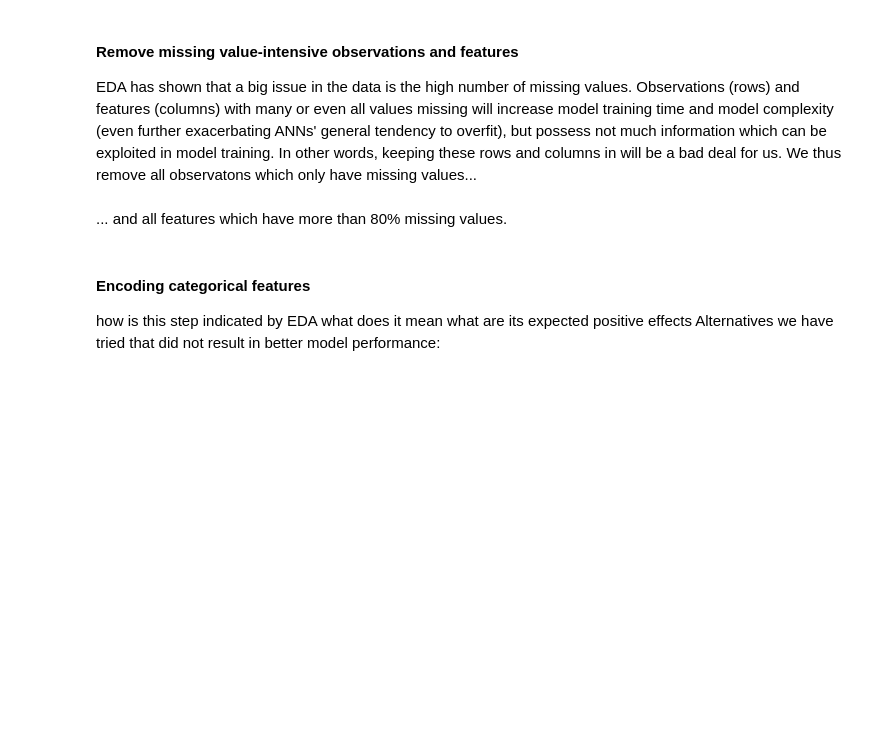
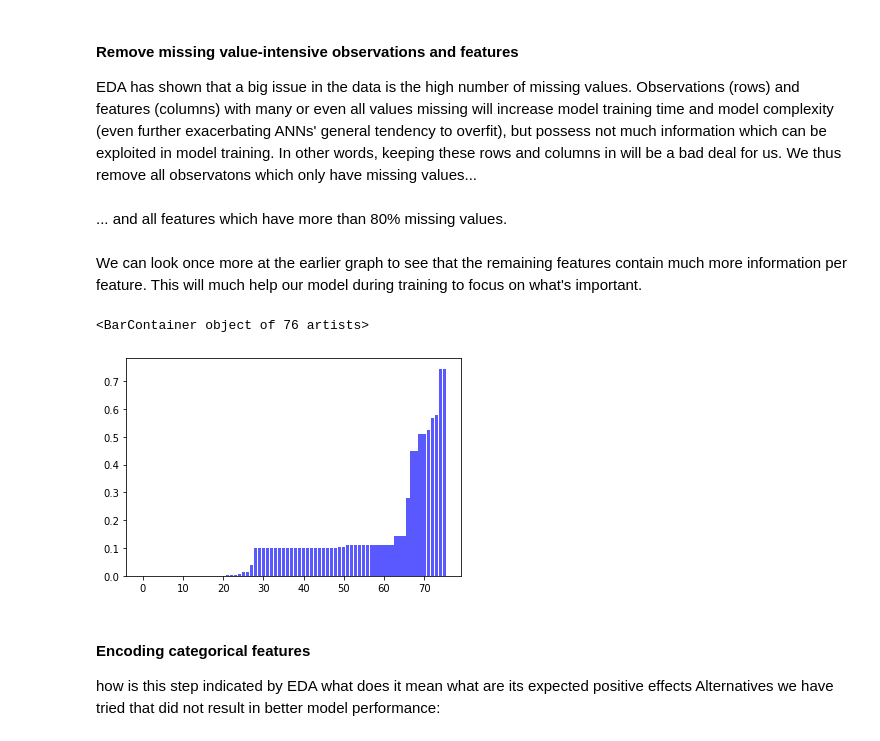
Before and after one commit to marc-feldmann/CustomerChurnPrediction, a Jupyter notebook: report.ipynb, the cells around one changed output. Drawn from its saved outputs; the diff is of its cells as text; code cells hidden in the pictures; blank space fills up the shorter version.

```diff
--- a/report.ipynb
+++ b/report.ipynb
@@ -191,11 +191,19 @@ Some main preprocessing steps that we infer from our learnings during EDA to hel
 #### Remove missing value-intensive observations and features
 EDA has shown that a big issue in the data is the high number of missing values. Observations (rows) and features (columns) with many or even all values missing will increase model training time and model complexity (even further exacerbating ANNs' general tendency to overfit), but possess not much information which can be exploited in model training. In other words, keeping these rows and columns in will be a bad deal for us. We thus remove all observatons which only have missing values...
 # %%
-data.dropna(0, how='all', inplace=True)
+features.dropna(0, how='all', inplace=True)
 # %% [markdown]
 ... and all features which have more than 80% missing values.
 # %%
-data.dropna(1, how='all', inplace=True, thresh=data.shape[0] * 0.2)
+features.dropna(1, how='all', inplace=True, thresh=data.shape[0] * 0.2)
+# %% [markdown]
+We can look once more at the earlier graph to see that the remaining features contain much more information per feature. This will much help our model during training to focus on what's important.
+# %%
+temp = features.isna().sum()/(features.shape[0])
+plt.bar(range(len(temp)), sorted(temp), color='blue', alpha=0.65)
+# %% [output]
+<BarContainer object of 76 artists>
+[figure, added]
 # %% [markdown]
 #### Encoding categorical features
 how is this step indicated by EDA
```
